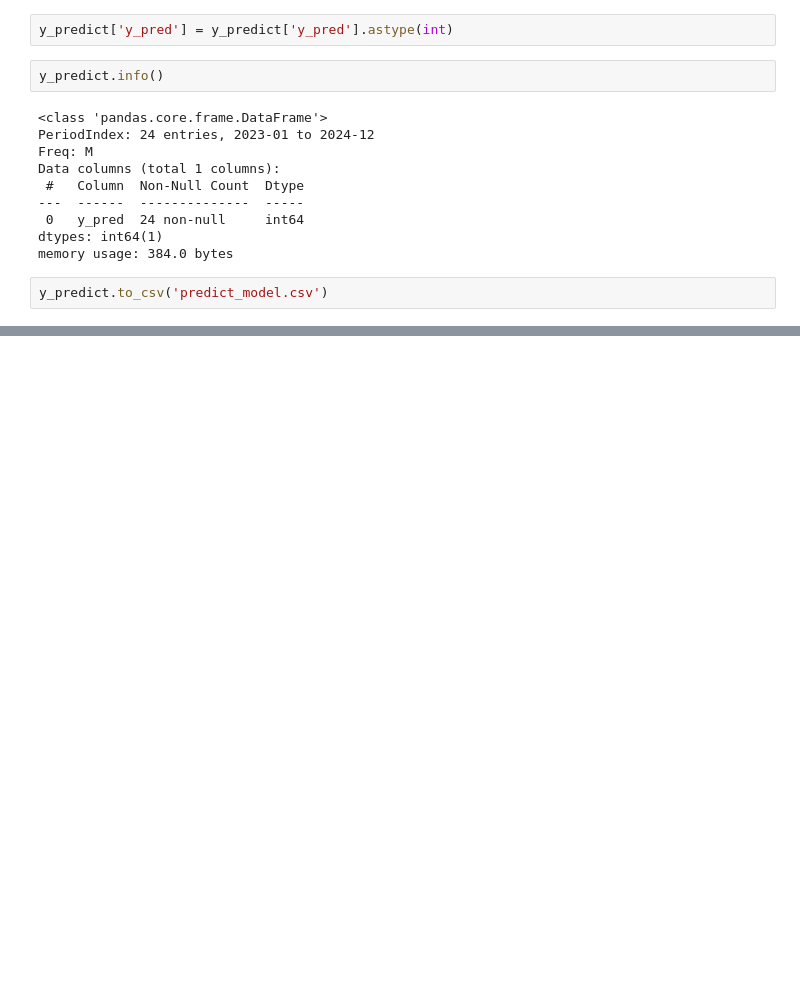
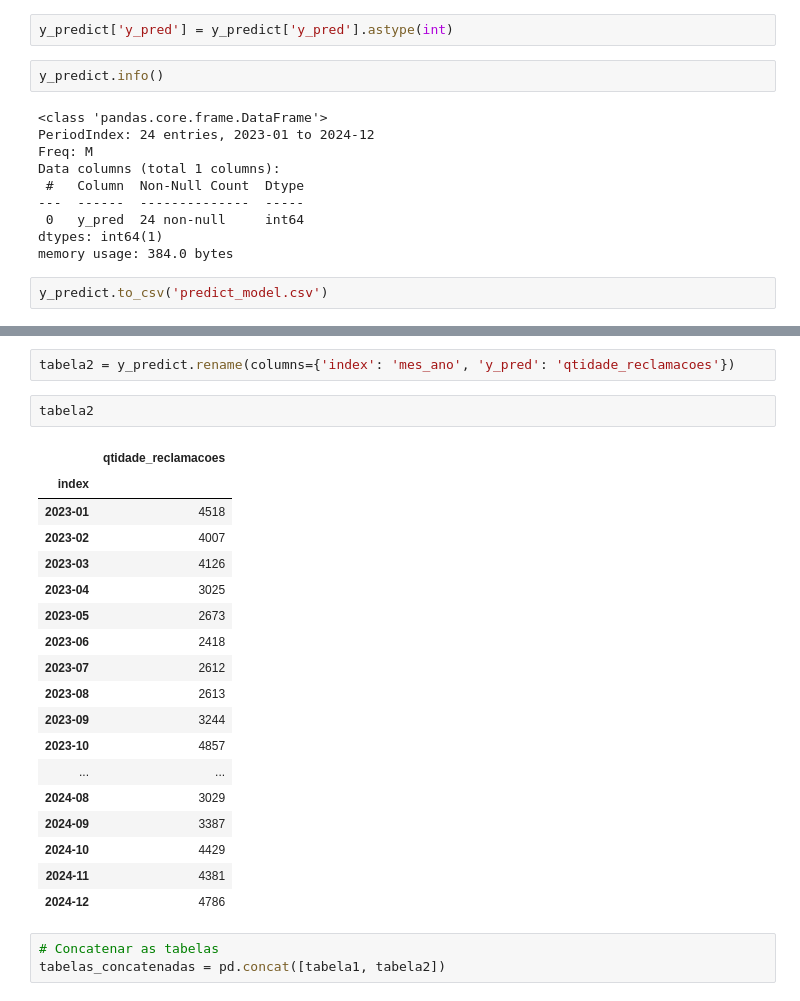
Before and after one commit to LerinaMM/satisfacao_consumidor_aneel, a Jupyter notebook: ANEEL_NOVA_1.ipynb, the cells around one changed output, grey strips where cells are left out. Drawn from its saved outputs; the diff is of its cells as text; blank space fills up the shorter version.

```diff
--- a/ANEEL_NOVA_1.ipynb
+++ b/ANEEL_NOVA_1.ipynb
@@ -1025,0 +1039,26 @@ Transformation Pipeline and Model Successfully Saved
+# %%
+tabela2 = y_predict.rename(columns={'index': 'mes_ano', 'y_pred': 'qtidade_reclamacoes'})
+# %%
+tabela2
+# %% [output]
+|  | qtidade_reclamacoes |
+| index |  |
+| 2023-01 | 4518 |
+| 2023-02 | 4007 |
+| 2023-03 | 4126 |
+| 2023-04 | 3025 |
+| 2023-05 | 2673 |
+| 2023-06 | 2418 |
+| 2023-07 | 2612 |
+| 2023-08 | 2613 |
+| 2023-09 | 3244 |
+| 2023-10 | 4857 |
+| ... | ... |
+| 2024-08 | 3029 |
+| 2024-09 | 3387 |
+| 2024-10 | 4429 |
+| 2024-11 | 4381 |
+| 2024-12 | 4786 |
+# %%
+# Concatenar as tabelas
+tabelas_concatenadas = pd.concat([tabela1, tabela2])
```
Also changed, not shown: parts of 25 cells of this notebook.
